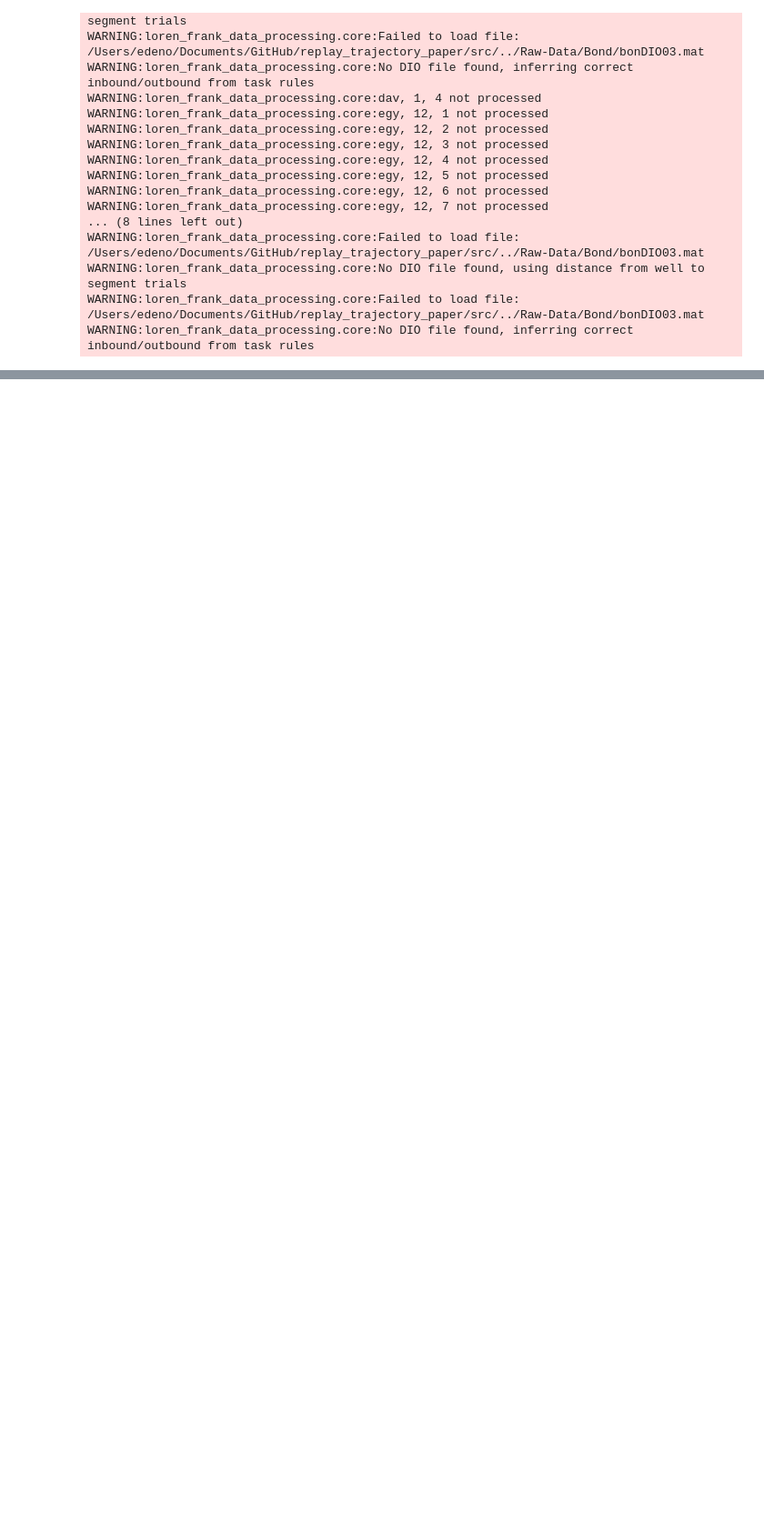
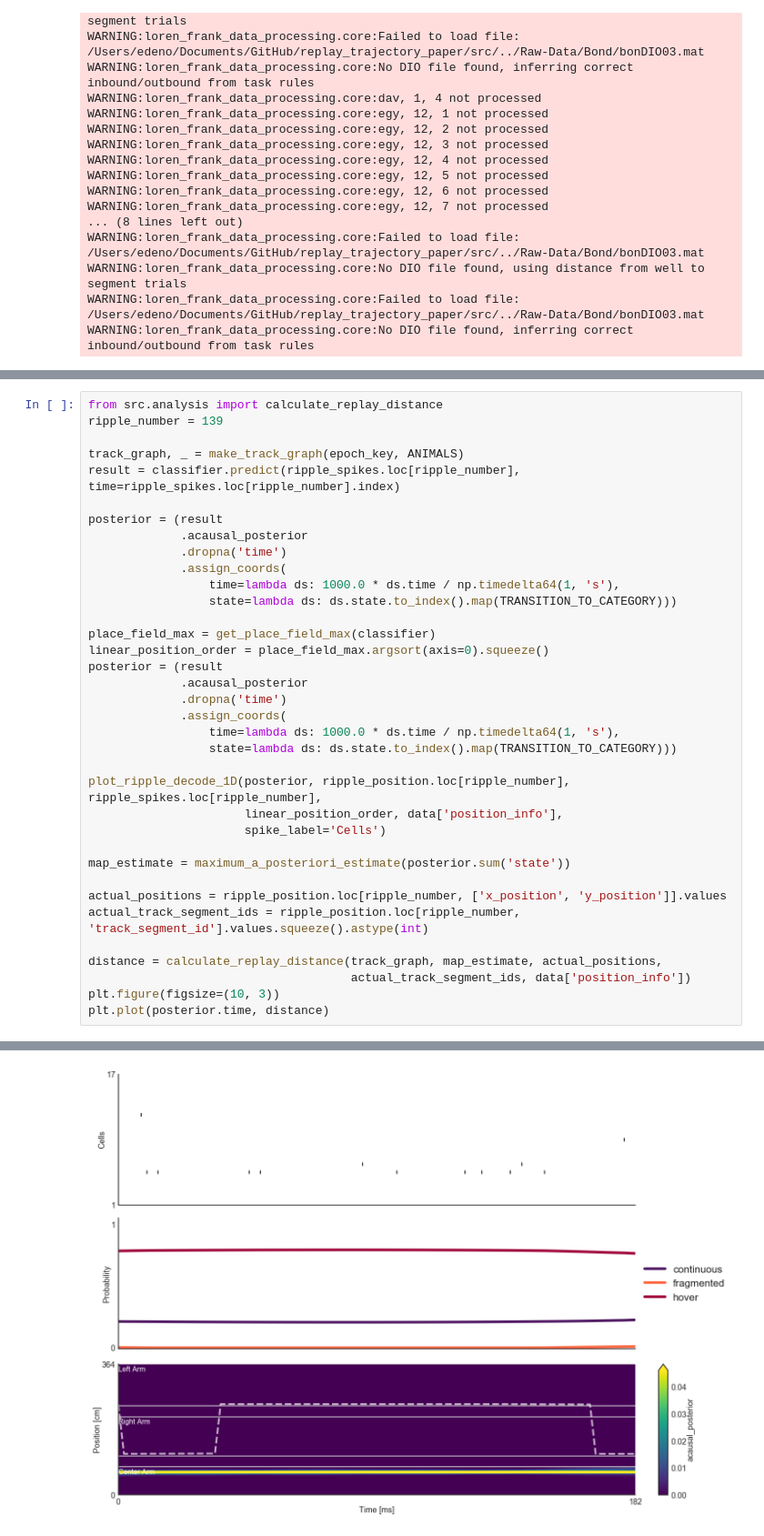
Before and after one commit to Eden-Kramer-Lab/replay_trajectory_paper, a Jupyter notebook: notebooks/Test_1D_Real_Data.ipynb, the cells around one changed output, grey strips where cells are left out. Shown at 91% size. Cells and saved outputs as stored; diff of their text form; blank space fills up the shorter version.

```diff
--- a/notebooks/Test_1D_Real_Data.ipynb
+++ b/notebooks/Test_1D_Real_Data.ipynb
@@ -195,0 +324,37 @@ plot_classification(ripple_spikes.loc[ripple_number].values, result, data['posit
+# %%
+from src.analysis import calculate_replay_distance
+ripple_number = 139
+
+track_graph, _ = make_track_graph(epoch_key, ANIMALS)
+result = classifier.predict(ripple_spikes.loc[ripple_number], time=ripple_spikes.loc[ripple_number].index)
+
+posterior = (result
+             .acausal_posterior
+             .dropna('time')
+             .assign_coords(
+                 time=lambda ds: 1000.0 * ds.time / np.timedelta64(1, 's'),
+                 state=lambda ds: ds.state.to_index().map(TRANSITION_TO_CATEGORY)))
+
+place_field_max = get_place_field_max(classifier)
+linear_position_order = place_field_max.argsort(axis=0).squeeze()
+posterior = (result
+             .acausal_posterior
+             .dropna('time')
+             .assign_coords(
+                 time=lambda ds: 1000.0 * ds.time / np.timedelta64(1, 's'),
+                 state=lambda ds: ds.state.to_index().map(TRANSITION_TO_CATEGORY)))
+
+plot_ripple_decode_1D(posterior, ripple_position.loc[ripple_number], ripple_spikes.loc[ripple_number],
+                      linear_position_order, data['position_info'],
+                      spike_label='Cells')
+
+map_estimate = maximum_a_posteriori_estimate(posterior.sum('state'))
+
+actual_positions = ripple_position.loc[ripple_number, ['x_position', 'y_position']].values
+actual_track_segment_ids = ripple_position.loc[ripple_number, 'track_segment_id'].values.squeeze().astype(int)
+
+distance = calculate_replay_distance(track_graph, map_estimate, actual_positions,
+                                     actual_track_segment_ids, data['position_info'])
+plt.figure(figsize=(10, 3))
+plt.plot(posterior.time, distance)
+# %% [output]
@@ -195,0 +362 @@ plot_classification(ripple_spikes.loc[ripple_number].values, result, data['posit
+[figure, added]
```
Also changed, not shown: parts of 35 cells of this notebook, 1 other file.
